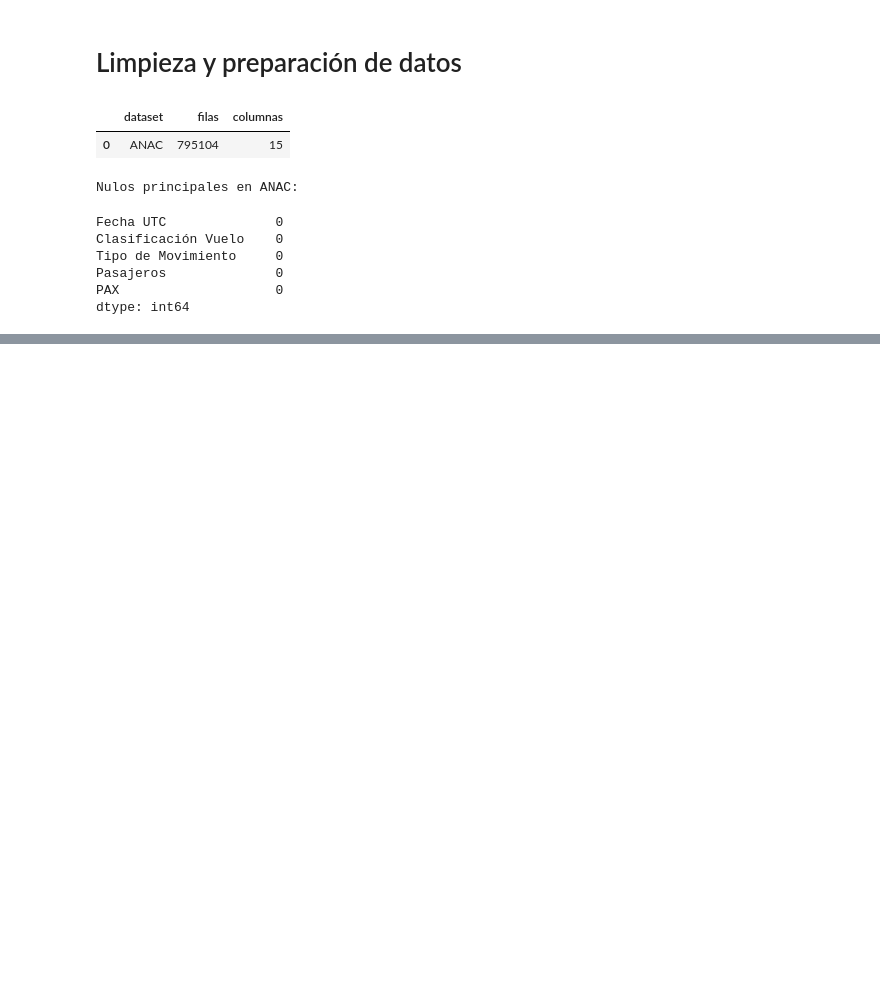
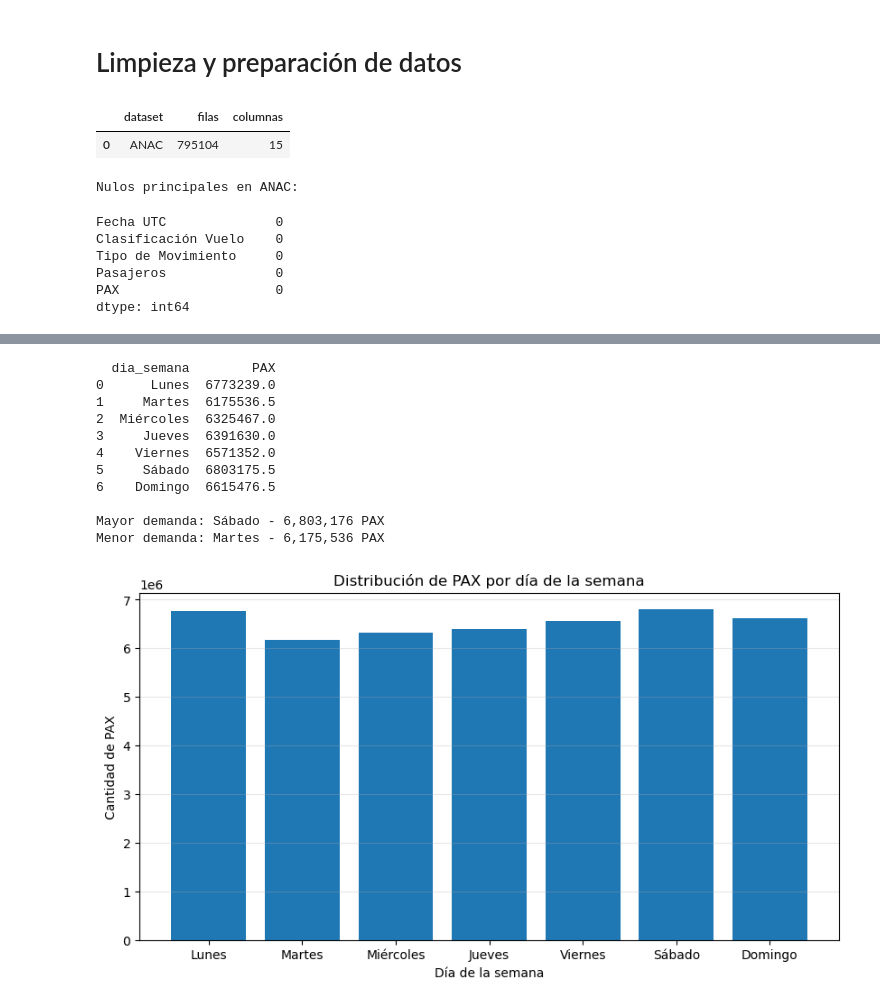
Before and after one commit to mletelle/MateIV_Transporte_Publico, a Jupyter notebook: Datasets ANALIZADOS/Aterrizajes despegues.ipynb, the cells around one changed output, grey strips where cells are left out. Cells and saved outputs as stored; diff of their text form; code cells hidden in the pictures; blank space fills up the shorter version.

```diff
--- a/Datasets ANALIZADOS/Aterrizajes despegues.ipynb
+++ b/Datasets ANALIZADOS/Aterrizajes despegues.ipynb
@@ -236,0 +296,47 @@ dtype: int64
+# %%
+#Qué dia de la semana transporte más pasajeros? y Cuál menos?
+orden_dias = [
+    'Lunes', 'Martes', 'Miércoles',
+    'Jueves', 'Viernes', 'Sábado', 'Domingo'
+]
+
+# PAX por día de la semana
+pax_por_dia = (
+    anac.groupby('dia_semana')['PAX']
+        .sum()
+        .reindex(orden_dias)
+        .reset_index()
+)
+
+print(pax_por_dia)
+
+# Día de mayor y menor demanda
+dia_max = pax_por_dia.loc[pax_por_dia['PAX'].idxmax()]
+dia_min = pax_por_dia.loc[pax_por_dia['PAX'].idxmin()]
+
+print(f"\nMayor demanda: {dia_max['dia_semana']} - {dia_max['PAX']:,.0f} PAX")
+print(f"Menor demanda: {dia_min['dia_semana']} - {dia_min['PAX']:,.0f} PAX")
+
+# Gráfico
+plt.figure(figsize=(10,5))
+plt.bar(pax_por_dia['dia_semana'], pax_por_dia['PAX'])
+
+plt.xlabel('Día de la semana')
+plt.ylabel('Cantidad de PAX')
+plt.title('Distribución de PAX por día de la semana')
+plt.grid(axis='y', alpha=0.3)
+
+plt.show()
+# %% [output]
+  dia_semana        PAX
+0      Lunes  6773239.0
+1     Martes  6175536.5
+2  Miércoles  6325467.0
+3     Jueves  6391630.0
+4    Viernes  6571352.0
+5     Sábado  6803175.5
+6    Domingo  6615476.5
+
+Mayor demanda: Sábado - 6,803,176 PAX
+Menor demanda: Martes - 6,175,536 PAX
+[figure, added]
```
Also changed, not shown: parts of 3 cells of this notebook.
